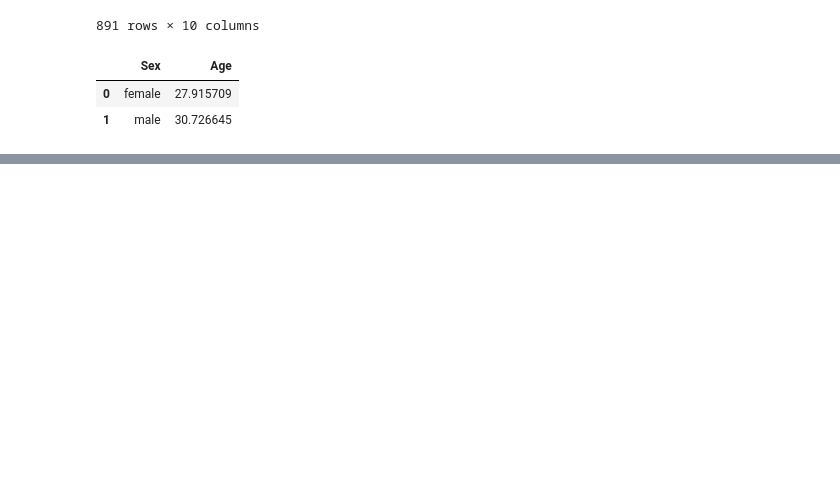
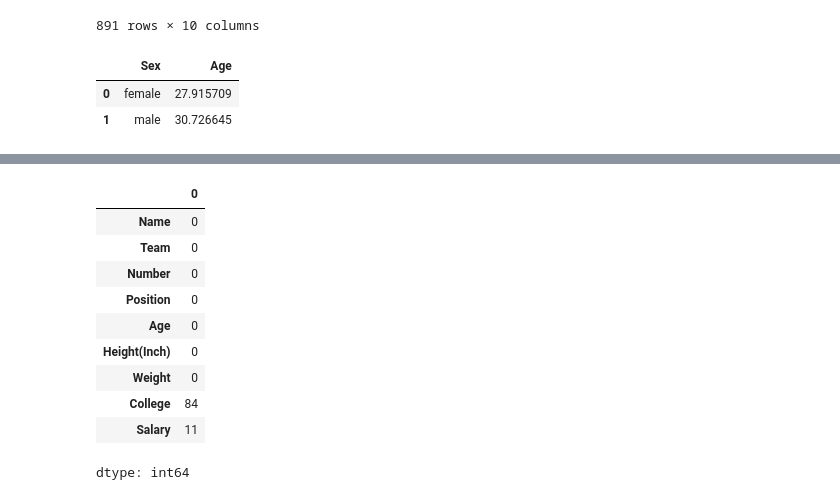
Before and after one commit to pedd1-Srividya/DS-AI-ML-And-Web-Devolopment-Practice, a Jupyter notebook: DS_ML_AI.ipynb, the cells around one changed output, grey strips where cells are left out. Drawn from its saved outputs; the diff is of its cells as text; code cells hidden in the pictures; blank space fills up the shorter version.

```diff
--- a/DS_ML_AI.ipynb
+++ b/DS_ML_AI.ipynb
@@ -1704,0 +1767,15 @@ df.groupby(by='Sex')['Age'].mean().reset_index()
+# %%
+# Checking null values
+df.isnull().sum()
+# %% [output]
+|  | 0 |
+| Name | 0 |
+| Team | 0 |
+| Number | 0 |
+| Position | 0 |
+| Age | 0 |
+| Height(Inch) | 0 |
+| Weight | 0 |
+| College | 84 |
+| Salary | 11 |
+dtype: int64
```
Also changed, not shown: parts of 11 cells of this notebook.
